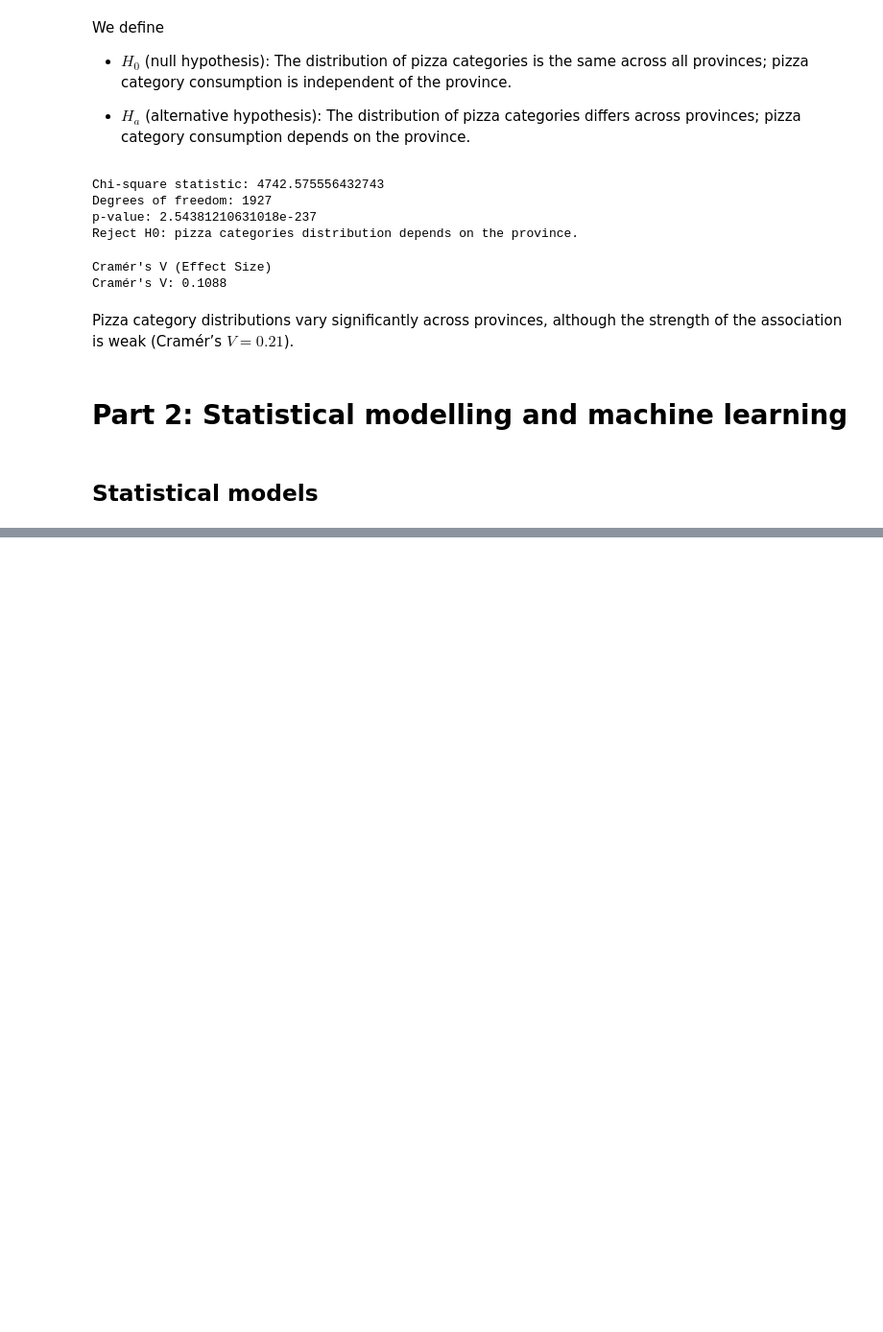
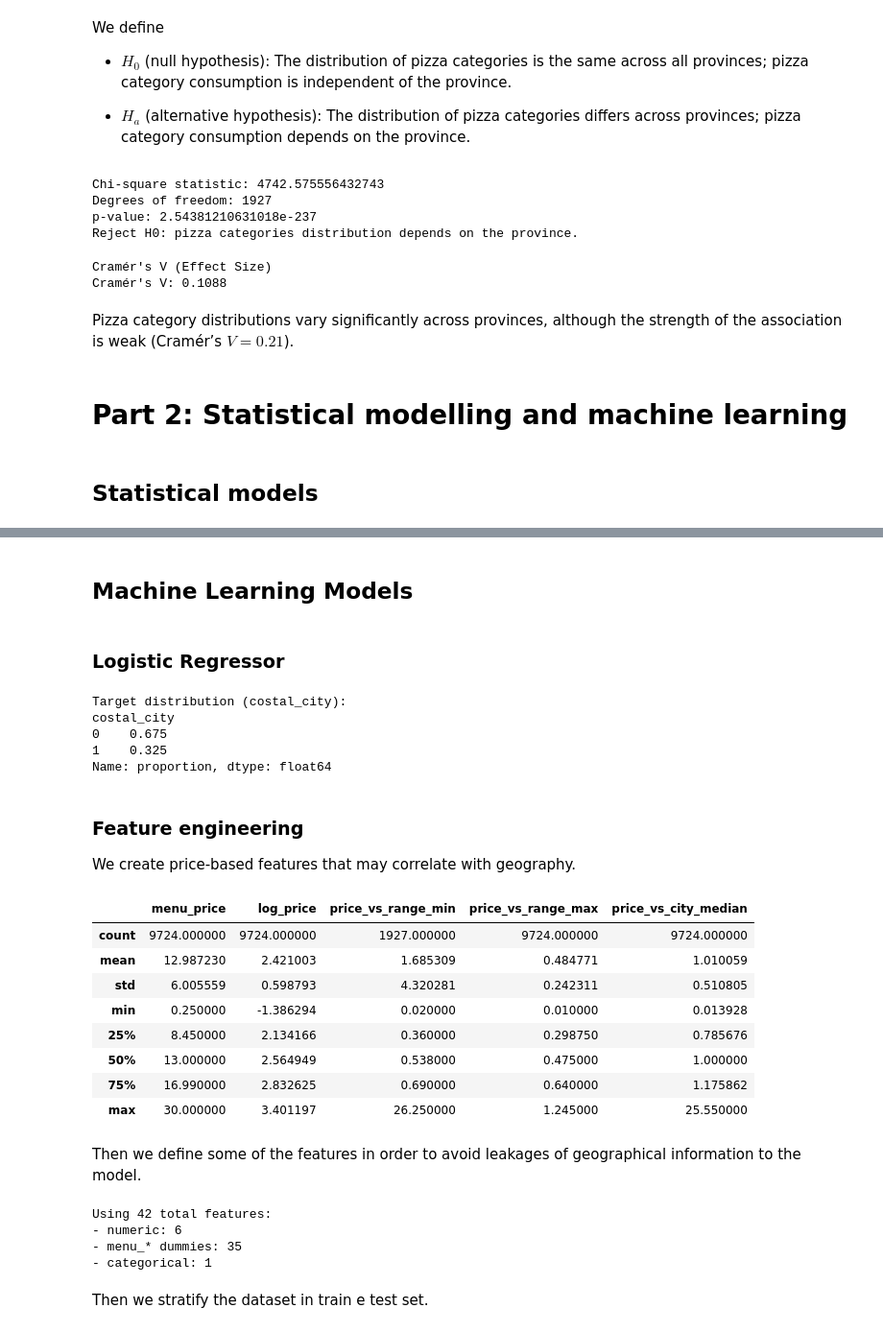
Before and after one commit to emanuelegaliano/Fundamentals-of-Data-Analysis, a Jupyter notebook: progetto.ipynb, the cells around one changed output, grey strips where cells are left out. Shown at 96% size. Saved outputs shown, nothing was run; the diff lists cells and outputs as text; code cells hidden in the pictures; blank space fills up the shorter version.

```diff
--- a/progetto.ipynb
+++ b/progetto.ipynb
@@ -1929,3 +1921,74 @@ Notes:
 [1] Standard Errors assume that the covariance matrix of the errors is correctly specified.
 [2] The condition number is large, 2.82e+07. This might indicate that there are
 strong multicollinearity or other numerical problems.
+# %% [markdown]
+## Machine Learning Models
+# %% [markdown]
+### Logistic Regressor
+# %%
+df_model = df_model[df_model["costal_city"].notna()].copy()
+df_model["costal_city"] = df_model["costal_city"].astype(int)
+
+print("Target distribution (costal_city):")
+print(df_model["costal_city"].value_counts(normalize=True).round(3))
+# %% [output]
+Target distribution (costal_city):
+costal_city
+0    0.675
+1    0.325
+Name: proportion, dtype: float64
+# %% [markdown]
+### Feature engineering
+We create price-based features that may correlate with geography.
+# %%
+df_model["price_vs_range_min"] = df_model["menu_price"] / df_model["priceRangeMin"].replace(0, np.nan)
+df_model["price_vs_range_max"] = df_model["menu_price"] / df_model["priceRangeMax"].replace(0, np.nan)
+
+city_median = df_model.groupby("city")["menu_price"].transform("median")
+df_model["price_vs_city_median"] = df_model["menu_price"] / city_median.replace(0, np.nan)
+
+df_model[["menu_price", "log_price", "price_vs_range_min", "price_vs_range_max", "price_vs_city_median"]].describe()
+# %% [output]
+|  | menu_price | log_price | price_vs_range_min | price_vs_range_max | price_vs_city_median |
+| count | 9724.000000 | 9724.000000 | 1927.000000 | 9724.000000 | 9724.000000 |
+| mean | 12.987230 | 2.421003 | 1.685309 | 0.484771 | 1.010059 |
+| std | 6.005559 | 0.598793 | 4.320281 | 0.242311 | 0.510805 |
+| min | 0.250000 | -1.386294 | 0.020000 | 0.010000 | 0.013928 |
+| 25% | 8.450000 | 2.134166 | 0.360000 | 0.298750 | 0.785676 |
+| 50% | 13.000000 | 2.564949 | 0.538000 | 0.475000 | 1.000000 |
+| 75% | 16.990000 | 2.832625 | 0.690000 | 0.640000 | 1.175862 |
+| max | 30.000000 | 3.401197 | 26.250000 | 1.245000 | 25.550000 |
+# %% [markdown]
+Then we define some of the features in order to avoid leakages of geographical information to the model.
+# %%
+num_features = [
+    "log_price",
+    "priceRangeMin",
+    "priceRangeMax",
+    "price_vs_range_min",
+    "price_vs_range_max",
+    "price_vs_city_median",
+]
+num_features = [c for c in num_features if c in df_model.columns]
+
+# Menu dummy features created from text
+menu_features = [c for c in df_model.columns if c.startswith("menu_")]
+
+# Optional categorical proxy for text (cluster id)
+cat_features = []
+cat_features.append("menus_cluster_id")
+
+X_cols = num_features + menu_features + cat_features
+y_col = "costal_city"
+
+print(f"Using {len(X_cols)} total features:")
+print(f"- numeric: {len(num_features)}")
+print(f"- menu_* dummies: {len(menu_features)}")
+print(f"- categorical: {len(cat_features)}")
+# %% [output]
+Using 42 total features:
+- numeric: 6
+- menu_* dummies: 35
+- categorical: 1
+# %% [markdown]
+Then we stratify the dataset in train e test set.
```
Also changed, not shown: parts of 30 cells of this notebook.
